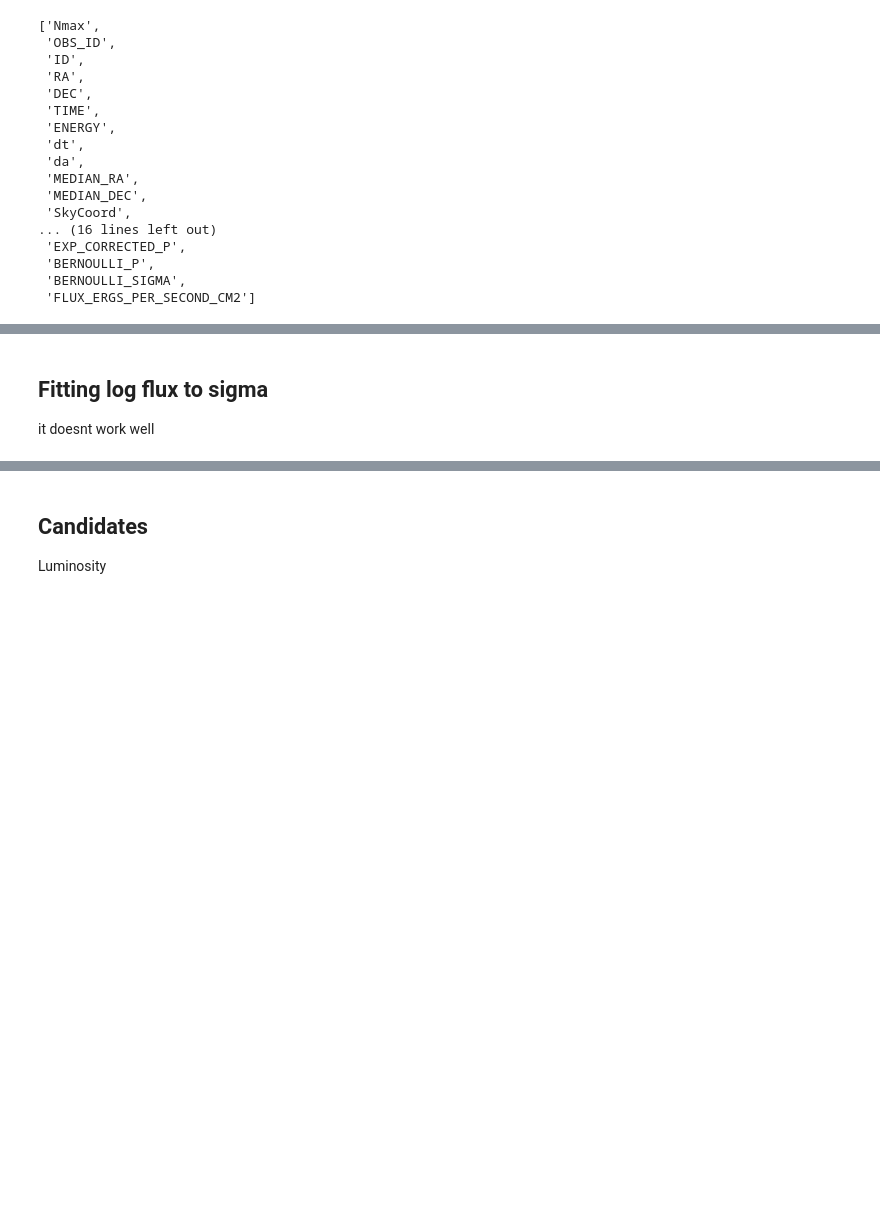
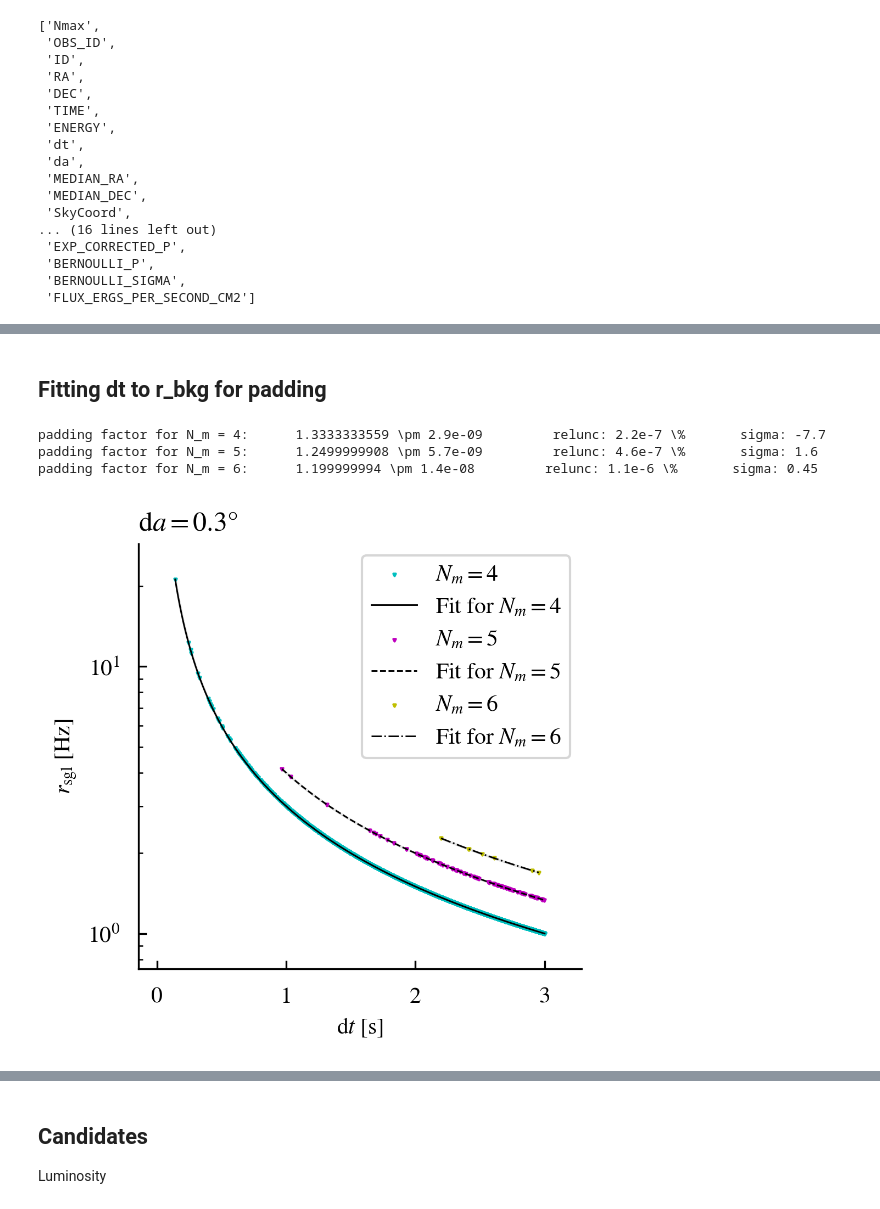
Before and after one commit to annanayjaitly/gamma_transients, a Jupyter notebook: testing/n4_analysis.ipynb, the cells around one changed output, grey strips where cells are left out. Saved outputs shown, nothing was run; the diff lists cells and outputs as text; code cells hidden in the pictures; blank space fills up the shorter version.

```diff
--- a/testing/n4_analysis.ipynb
+++ b/testing/n4_analysis.ipynb
@@ -114,22 +118,47 @@ ax = fig.add_subplot()
 ax.hist(rd.reduced[l_n4]['BERNOULLI_SIGMA'],histtype="step")
 ax.set_yscale("log")
 fig.savefig("figures/n4_sigmahist.png",facecolor="white",dpi=300)
-# %% [markdown]
-## Fitting log flux to sigma
-it doesnt work well
-# %%
-X = rd.reduced[l_n4]["LOG_FLUX_ERGS_PER_SECOND_CM2"]
-Y = rd.reduced[l_n4]["BERNOULLI_SIGMA"]
-
-def linear(x,a,b):
-    return a*x + b
-def root(x,a,b,c):
-    return a*np.sqrt(x-b) + c
-def loga(x,a,b,c):
-    return a*np.log10(x-b) + c
-
-from scipy.optimize import curve_fit
-
-# p,pcov = curve_fit(linear,X,Y)
-# # proot,pcovroot = curve_fit(root,X,Y)
-p,pcov = curve_fit(loga,X,Y,p0=(1.,-10,0))
+# %% [markdown]
+## Fitting dt to r_bkg for padding
+# %%
+multips = [4,5,6]
+colors = ["c","m","y"]
+linestyles = ["-","--","-."]
+from preamble import report
+plt.figure(figsize=(3.5,3.5))
+
+for ls,c,multip in zip(linestyles,colors,multips):
+    multiplicity_filter = rd.reduced["Nmax"] == multip
+    X = rd.reduced[multiplicity_filter]["dt"] / 1e9
+    Y = rd.reduced[multiplicity_filter]["MPLET_DT_LAMBDA"] * 1e9
+
+    def recip(x,a):
+        return multip / (a * x)
+
+    from scipy.optimize import curve_fit
+
+    # p,pcov = curve_fit(linear,X,Y)
+    # # proot,pcovroot = curve_fit(root,X,Y)
+    p,pcov = curve_fit(recip,X,Y,p0=(1))
+    pvar = np.diag(pcov)
+    report(f"padding factor for N_m = {multip}:\t",p[0],pvar[0],multip/(multip-1))
+
+    xspace = np.linspace(min(X),max(X),int(1e3))
+    yspace = recip(xspace,*p)
+    yup = recip(xspace,*(p + 5*np.sqrt(np.diag(pcov))))
+    ydown = recip(xspace,*(p - 5*np.sqrt(np.diag(pcov))))
+    plt.scatter(X,Y,s=1,c=c,marker="v",zorder=2,label=f"$N_m = {multip}$")
+    plt.plot(xspace,yspace,ls=ls,color="k",label=fr"Fit for $N_m = {multip}$")
+    plt.fill_between(xspace,ydown,yup,color="k",alpha=.1)
+plt.legend()
+ax = plt.gca()
+ax.set_title(fr"$\mathrm{{d}}a = {np.round(np.max(rd.reduced['da']),1)}\degree$",loc="left")
+plt.xlabel(r"$\mathrm{d}t$ [s]")
+plt.ylabel(r"$r_\mathrm{sgl}$ [Hz]")
+plt.yscale("log")
+plt.savefig("figures/n4_dt_to_r_sgl.png",facecolor="white",dpi=300)
+# %% [output]
+padding factor for N_m = 4:      1.3333333559 \pm 2.9e-09         relunc: 2.2e-7 \%       sigma: -7.7
+padding factor for N_m = 5:      1.2499999908 \pm 5.7e-09         relunc: 4.6e-7 \%       sigma: 1.6
+padding factor for N_m = 6:      1.199999994 \pm 1.4e-08         relunc: 1.1e-6 \%       sigma: 0.45
+[figure, added]
```
Also changed, not shown: parts of 8 cells of this notebook, 1 other file.
